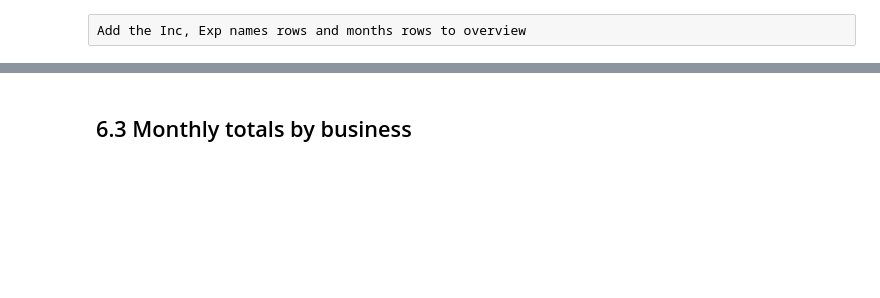
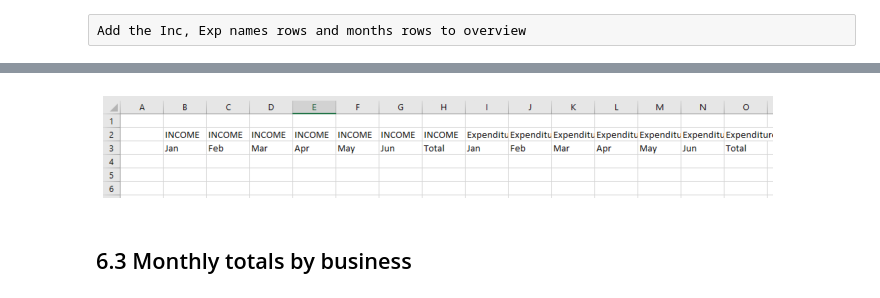
Before and after one commit to datalover2023/Module_4, a Jupyter notebook: Budget_UseCase_Module_4.ipynb, the cells around one changed output, grey strips where cells are left out. Saved outputs shown, nothing was run; the diff lists cells and outputs as text; code cells hidden in the pictures; blank space fills up the shorter version.

```diff
--- a/Budget_UseCase_Module_4.ipynb
+++ b/Budget_UseCase_Module_4.ipynb
@@ -1371,12 +1626,14 @@ for idx,row in enumerate(overview["A1:O3"]):
 # %%
 # we have added first 2 rows (headers Income + Exp and Months + Total) for the Overview part
 # row nb 2, col B
 
-img = mpimg.imread('images/img_5.PNG')
+img = mpimg.imread('images/img_5.png')
 plt.imshow(img)
 plt.rcParams['figure.figsize'] = [12, 10]
 plt.axis('off')
 plt.show()
+# %% [output]
+[figure, added]
 # %%
 # save the new workbook
 wb.save('Budget_processed.xlsx')
```
Also changed, not shown: parts of 117 cells of this notebook.
